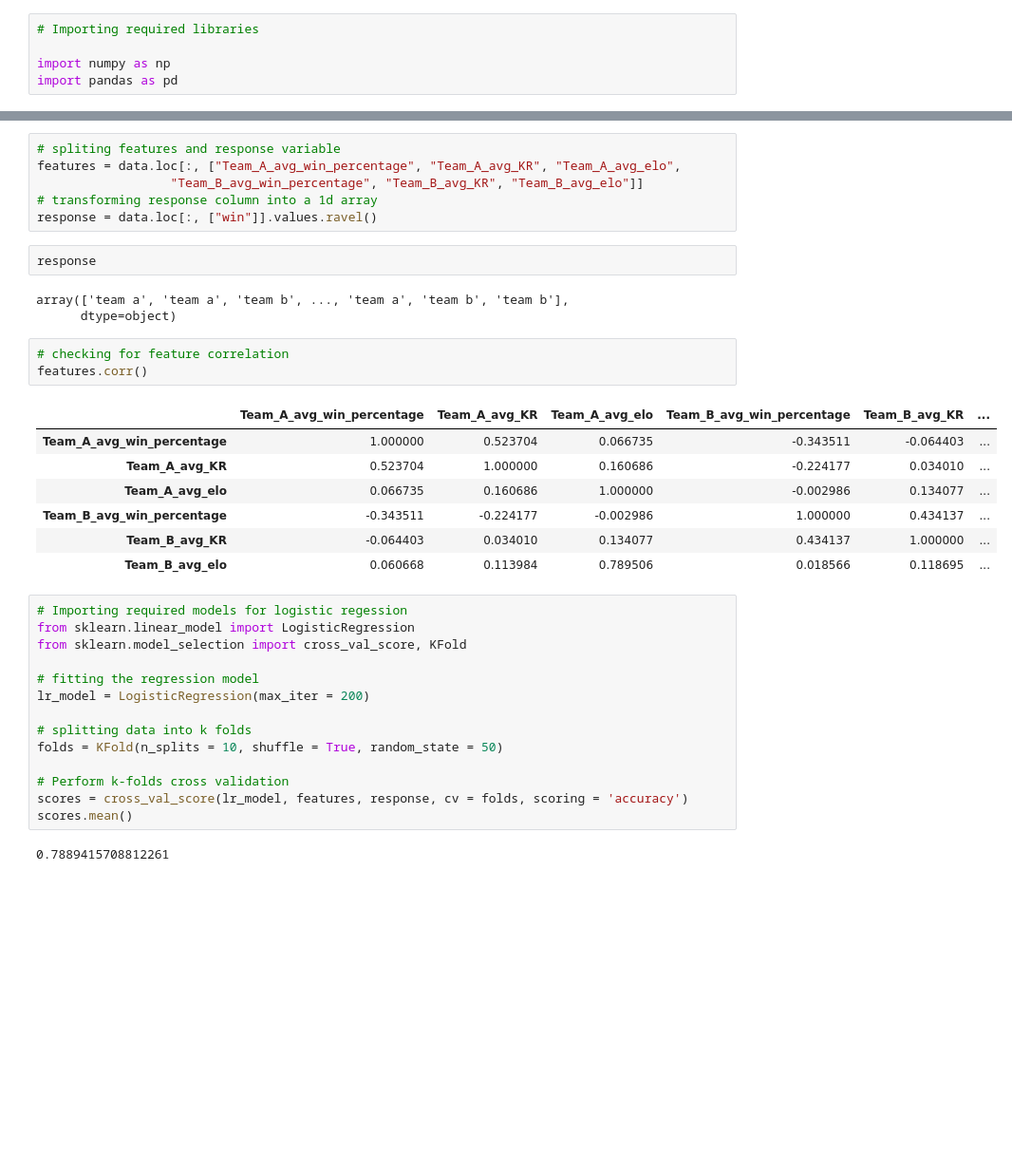
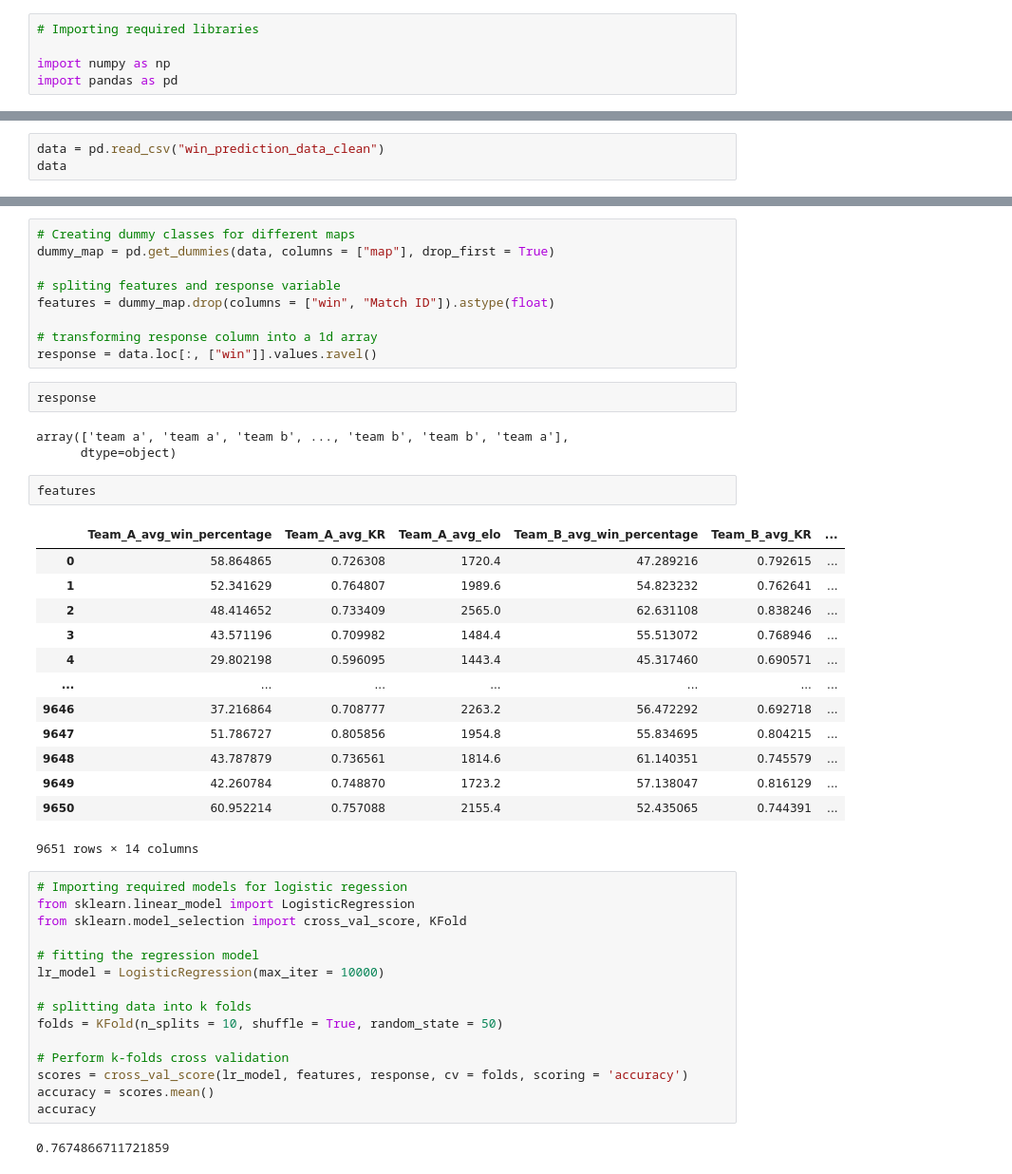
Before and after one commit to Hentoshp/CS2_Win_Prediction, a Jupyter notebook: Win Prediction Model Fitting and Tuning.ipynb, the cells around one changed output, grey strips where cells are left out. Shown: that part at 95% size. Drawn from its saved outputs; the diff is of its cells as text; blank space fills up the shorter version.

```diff
--- a/Win Prediction Model Fitting and Tuning.ipynb
+++ b/Win Prediction Model Fitting and Tuning.ipynb
@@ -55,0 +142,3 @@ data.duplicated().sum()
+# %%
+data = pd.read_csv("win_prediction_data_clean")
+data
@@ -56,38 +159,47 @@ data.duplicated().sum()
 # %%
+# Creating dummy classes for different maps
+dummy_map = pd.get_dummies(data, columns = ["map"], drop_first = True)
+
 # spliting features and response variable
-features = data.loc[:, ["Team_A_avg_win_percentage", "Team_A_avg_KR", "Team_A_avg_elo",
-                  "Team_B_avg_win_percentage", "Team_B_avg_KR", "Team_B_avg_elo"]]
+features = dummy_map.drop(columns = ["win", "Match ID"]).astype(float)
+
 # transforming response column into a 1d array
 response = data.loc[:, ["win"]].values.ravel()
 # %%
 response
 # %% [output]
-array(['team a', 'team a', 'team b', ..., 'team a', 'team b', 'team b'],
+array(['team a', 'team a', 'team b', ..., 'team b', 'team b', 'team a'],
       dtype=object)
 # %%
-# checking for feature correlation
-features.corr()
+features
 # %% [output]
 |  | Team_A_avg_win_percentage | Team_A_avg_KR | Team_A_avg_elo | Team_B_avg_win_percentage | Team_B_avg_KR | ... |
-| Team_A_avg_win_percentage | 1.000000 | 0.523704 | 0.066735 | -0.343511 | -0.064403 | ... |
-| Team_A_avg_KR | 0.523704 | 1.000000 | 0.160686 | -0.224177 | 0.034010 | ... |
-| Team_A_avg_elo | 0.066735 | 0.160686 | 1.000000 | -0.002986 | 0.134077 | ... |
-| Team_B_avg_win_percentage | -0.343511 | -0.224177 | -0.002986 | 1.000000 | 0.434137 | ... |
-| Team_B_avg_KR | -0.064403 | 0.034010 | 0.134077 | 0.434137 | 1.000000 | ... |
-| Team_B_avg_elo | 0.060668 | 0.113984 | 0.789506 | 0.018566 | 0.118695 | ... |
+| 0 | 58.864865 | 0.726308 | 1720.4 | 47.289216 | 0.792615 | ... |
+| 1 | 52.341629 | 0.764807 | 1989.6 | 54.823232 | 0.762641 | ... |
+| 2 | 48.414652 | 0.733409 | 2565.0 | 62.631108 | 0.838246 | ... |
+| 3 | 43.571196 | 0.709982 | 1484.4 | 55.513072 | 0.768946 | ... |
+| 4 | 29.802198 | 0.596095 | 1443.4 | 45.317460 | 0.690571 | ... |
+| ... | ... | ... | ... | ... | ... | ... |
+| 9646 | 37.216864 | 0.708777 | 2263.2 | 56.472292 | 0.692718 | ... |
+| 9647 | 51.786727 | 0.805856 | 1954.8 | 55.834695 | 0.804215 | ... |
+| 9648 | 43.787879 | 0.736561 | 1814.6 | 61.140351 | 0.745579 | ... |
+| 9649 | 42.260784 | 0.748870 | 1723.2 | 57.138047 | 0.816129 | ... |
+| 9650 | 60.952214 | 0.757088 | 2155.4 | 52.435065 | 0.744391 | ... |
+9651 rows × 14 columns
 # %%
 # Importing required models for logistic regession
 from sklearn.linear_model import LogisticRegression
 from sklearn.model_selection import cross_val_score, KFold
 
 # fitting the regression model
-lr_model = LogisticRegression(max_iter = 200)
+lr_model = LogisticRegression(max_iter = 10000)
 
 # splitting data into k folds
 folds = KFold(n_splits = 10, shuffle = True, random_state = 50)
 
 # Perform k-folds cross validation
 scores = cross_val_score(lr_model, features, response, cv = folds, scoring = 'accuracy')
-scores.mean()
+accuracy = scores.mean()
+accuracy
 # %% [output]
-0.7889415708812261
+0.7674866711721859
```
Also changed, not shown: parts of 42 cells of this notebook, 11 other files.
